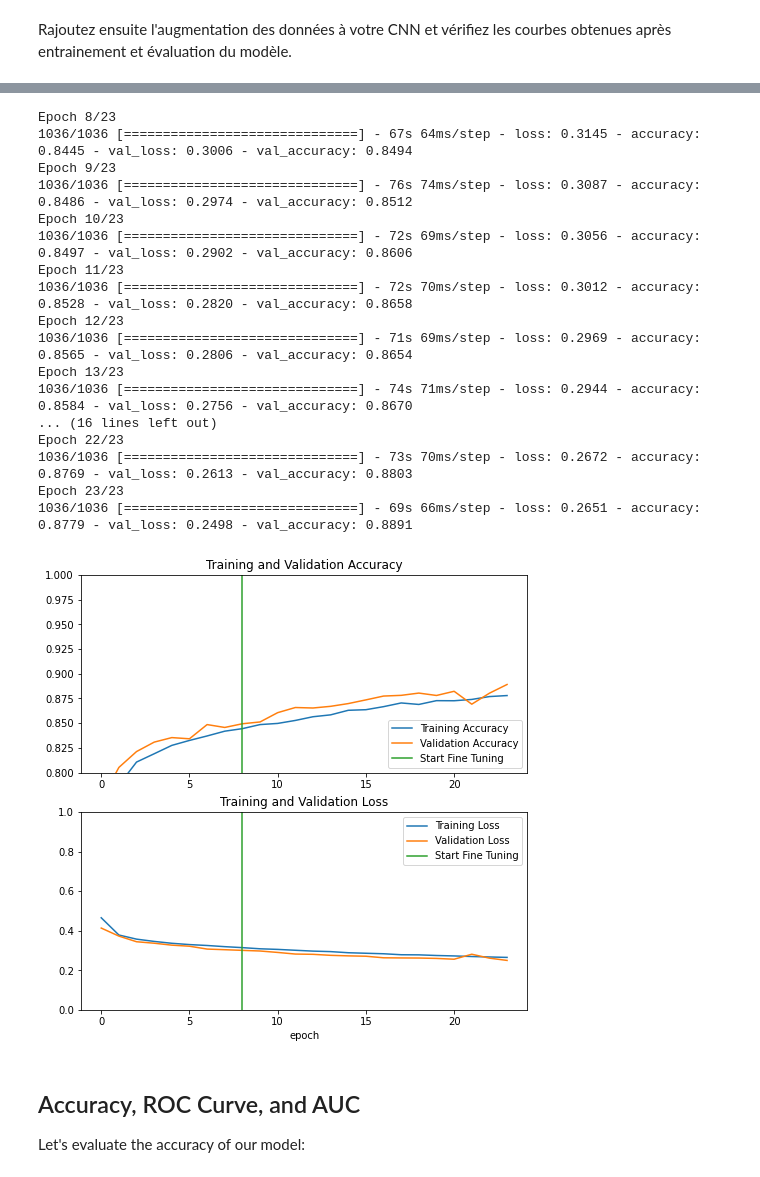
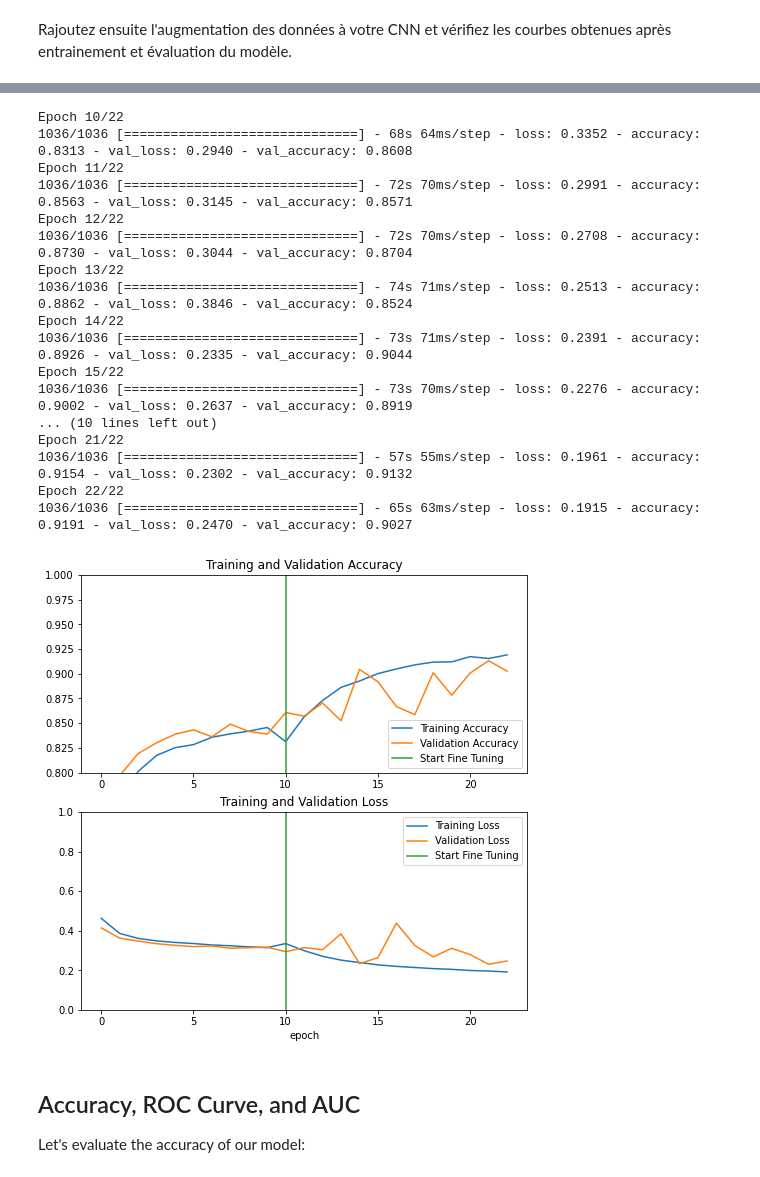
Before and after one commit to JIB3H/leyenda_project, a Jupyter notebook: Livrable_1.ipynb, the cells around one changed output, grey strips where cells are left out. Saved outputs shown, nothing was run; the diff lists cells and outputs as text; code cells hidden in the pictures.

```diff
--- a/Livrable_1.ipynb
+++ b/Livrable_1.ipynb
@@ -139,7 +139,7 @@ complete_model = Sequential([
   layers.MaxPooling2D(),
   layers.Conv2D(64, 3, padding='same', activation='relu'),
   layers.MaxPooling2D(),
-  layers.Conv2D(80, 3, padding='same', activation='relu'),
+  layers.Conv2D(64, 3, padding='same', activation='relu'),
   layers.MaxPooling2D(),
   layers.Conv2D(80, 3, padding='same', activation='relu'),
   layers.MaxPooling2D(),
@@ -156,7 +156,7 @@ complete_model.compile(optimizer=keras.optimizers.Adam(learning_rate=0.00001),
 # complete_model.summary()
 
 # Enrainement du modèle
-epochs = 8
+epochs = 10
 with tf.device('/device:GPU:0'):
     history = complete_model.fit(
         train_set,
@@ -206,59 +210,59 @@ Epoch 8/8
 # %%
 complete_model.compile(loss=tf.keras.losses.BinaryCrossentropy(),
-              optimizer = keras.optimizers.RMSprop(learning_rate=0.00001),
+              optimizer = keras.optimizers.RMSprop(learning_rate=0.0001),
               metrics=['accuracy'])
 #model.summary()
-fine_tune_epochs = 15
+fine_tune_epochs = 12
 total_epochs = epochs + fine_tune_epochs
 with tf.device('/device:GPU:0'):
     history_fine = complete_model.fit(train_set,
                              epochs=total_epochs,
                              initial_epoch=history.epoch[-1],
                              validation_data=test_set)
 acc += history_fine.history['accuracy']
 val_acc += history_fine.history['val_accuracy']
 
 loss += history_fine.history['loss']
 val_loss += history_fine.history['val_loss']
 plt.figure(figsize=(8, 8))
 plt.subplot(2, 1, 1)
 plt.plot(acc, label='Training Accuracy')
 plt.plot(val_acc, label='Validation Accuracy')
 plt.ylim([0.8, 1])
 plt.plot([epochs,epochs],
           plt.ylim(), label='Start Fine Tuning')
 plt.legend(loc='lower right')
 plt.title('Training and Validation Accuracy')
 
 plt.subplot(2, 1, 2)
 plt.plot(loss, label='Training Loss')
 plt.plot(val_loss, label='Validation Loss')
 plt.ylim([0, 1.0])
 plt.plot([epochs,epochs],
          plt.ylim(), label='Start Fine Tuning')
 plt.legend(loc='upper right')
 plt.title('Training and Validation Loss')
 plt.xlabel('epoch')
 plt.show()
 # %% [output]
-Epoch 8/23
-1036/1036 [==============================] - 67s 64ms/step - loss: 0.3145 - accuracy: 0.8445 - val_loss: 0.3006 - val_accuracy: 0.8494
-Epoch 9/23
-1036/1036 [==============================] - 76s 74ms/step - loss: 0.3087 - accuracy: 0.8486 - val_loss: 0.2974 - val_accuracy: 0.8512
-Epoch 10/23
-1036/1036 [==============================] - 72s 69ms/step - loss: 0.3056 - accuracy: 0.8497 - val_loss: 0.2902 - val_accuracy: 0.8606
-Epoch 11/23
-1036/1036 [==============================] - 72s 70ms/step - loss: 0.3012 - accuracy: 0.8528 - val_loss: 0.2820 - val_accuracy: 0.8658
-Epoch 12/23
-1036/1036 [==============================] - 71s 69ms/step - loss: 0.2969 - accuracy: 0.8565 - val_loss: 0.2806 - val_accuracy: 0.8654
-Epoch 13/23
-1036/1036 [==============================] - 74s 71ms/step - loss: 0.2944 - accuracy: 0.8584 - val_loss: 0.2756 - val_accuracy: 0.8670
-... (16 lines left out)
-Epoch 22/23
-1036/1036 [==============================] - 73s 70ms/step - loss: 0.2672 - accuracy: 0.8769 - val_loss: 0.2613 - val_accuracy: 0.8803
-Epoch 23/23
-1036/1036 [==============================] - 69s 66ms/step - loss: 0.2651 - accuracy: 0.8779 - val_loss: 0.2498 - val_accuracy: 0.8891
+Epoch 10/22
+1036/1036 [==============================] - 68s 64ms/step - loss: 0.3352 - accuracy: 0.8313 - val_loss: 0.2940 - val_accuracy: 0.8608
+Epoch 11/22
+1036/1036 [==============================] - 72s 70ms/step - loss: 0.2991 - accuracy: 0.8563 - val_loss: 0.3145 - val_accuracy: 0.8571
+Epoch 12/22
+1036/1036 [==============================] - 72s 70ms/step - loss: 0.2708 - accuracy: 0.8730 - val_loss: 0.3044 - val_accuracy: 0.8704
+Epoch 13/22
+1036/1036 [==============================] - 74s 71ms/step - loss: 0.2513 - accuracy: 0.8862 - val_loss: 0.3846 - val_accuracy: 0.8524
+Epoch 14/22
+1036/1036 [==============================] - 73s 71ms/step - loss: 0.2391 - accuracy: 0.8926 - val_loss: 0.2335 - val_accuracy: 0.9044
+Epoch 15/22
+1036/1036 [==============================] - 73s 70ms/step - loss: 0.2276 - accuracy: 0.9002 - val_loss: 0.2637 - val_accuracy: 0.8919
+... (10 lines left out)
+Epoch 21/22
+1036/1036 [==============================] - 57s 55ms/step - loss: 0.1961 - accuracy: 0.9154 - val_loss: 0.2302 - val_accuracy: 0.9132
+Epoch 22/22
+1036/1036 [==============================] - 65s 63ms/step - loss: 0.1915 - accuracy: 0.9191 - val_loss: 0.2470 - val_accuracy: 0.9027
-[figure, old version]
+[figure, new version]
 # %% [markdown]
 ## Accuracy, ROC Curve, and AUC
 
```
Also changed, not shown: parts of 5 cells of this notebook.
